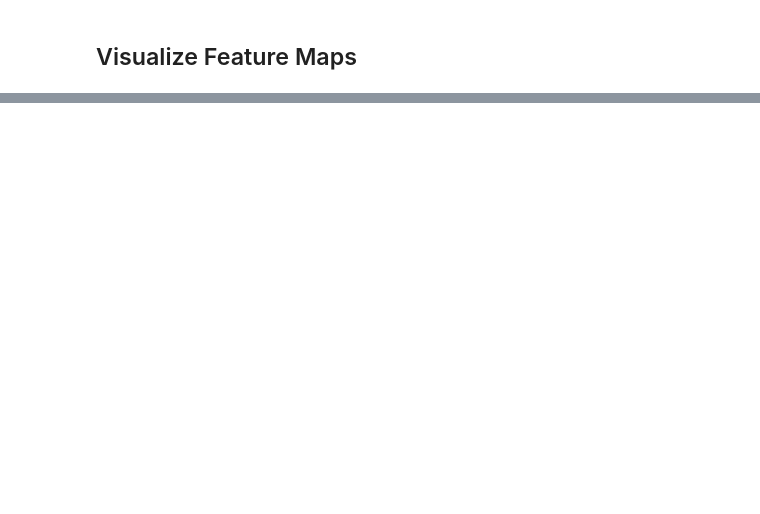
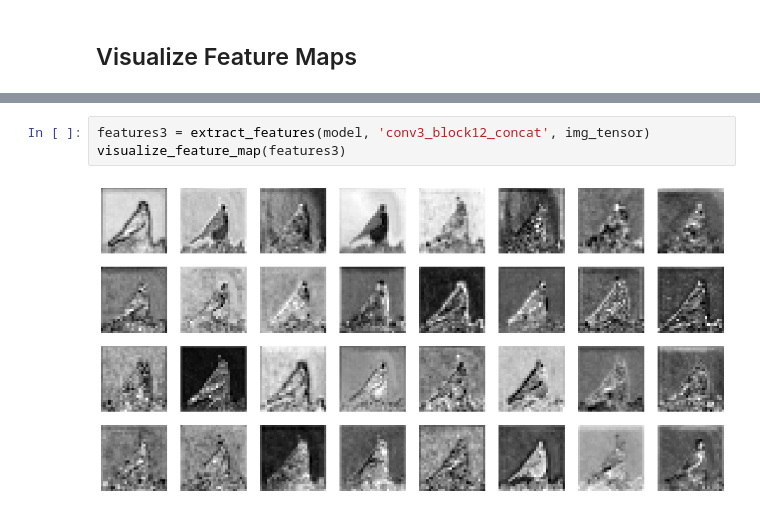
Before and after one commit to JavadMokhtari/dapa-group, a Jupyter notebook: Visualize_Feature_Maps_in_CNNs.ipynb, the cells around one changed output, grey strips where cells are left out. Drawn from its saved outputs; the diff is of its cells as text; blank space fills up the shorter version.

```diff
--- a/Visualize_Feature_Maps_in_CNNs.ipynb
+++ b/Visualize_Feature_Maps_in_CNNs.ipynb
@@ -90,0 +166,5 @@ pyplot.show()
+# %%
+features3 = extract_features(model, 'conv3_block12_concat', img_tensor)
+visualize_feature_map(features3)
+# %% [output]
+[figure, added]
```
Also changed, not shown: parts of 13 cells of this notebook.
